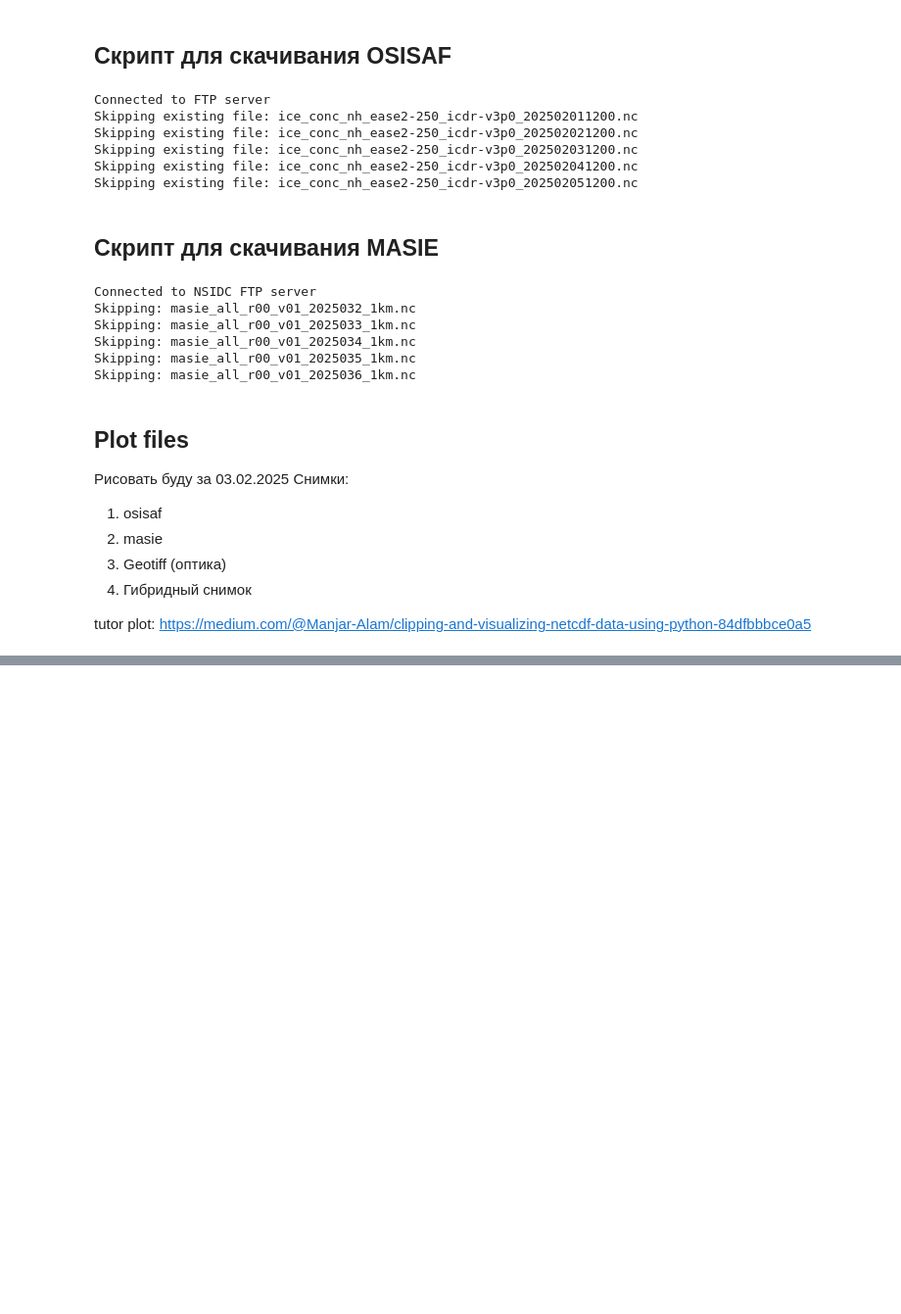
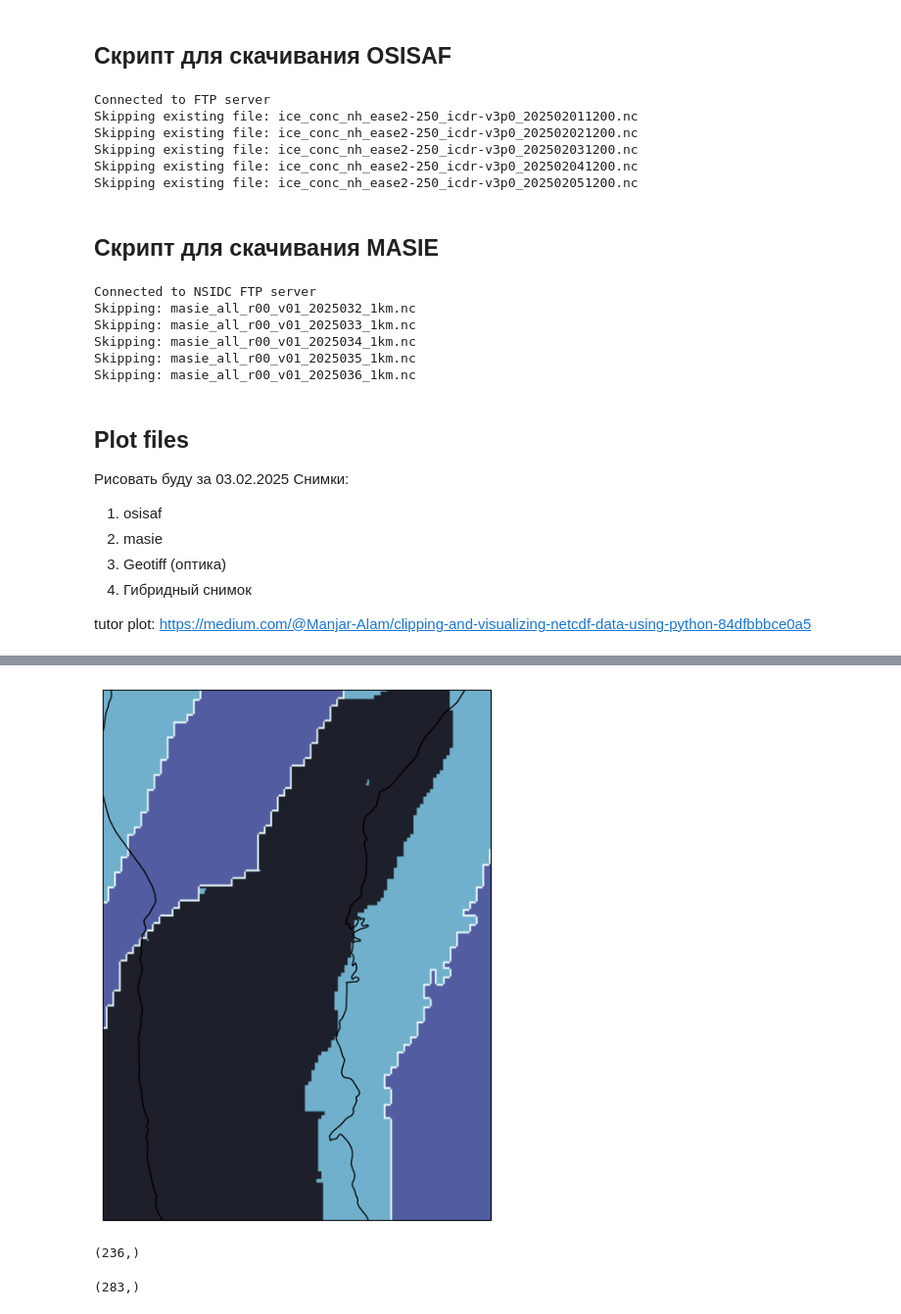
Before and after one commit to Andrey801-afk/Nss_Lab_learn, a Jupyter notebook: osisaf_masie_qgis/osisaf_masie_qgis.ipynb, the cells around one changed output, grey strips where cells are left out. Shown at 98% size. Drawn from its saved outputs; the diff is of its cells as text; code cells hidden in the pictures; blank space fills up the shorter version.

```diff
--- a/osisaf_masie_qgis/osisaf_masie_qgis.ipynb
+++ b/osisaf_masie_qgis/osisaf_masie_qgis.ipynb
@@ -378,0 +451,2 @@ plt.show()
+# %%
+ds_masie_cut_proj = ds_masie_cut['sea_ice_extent'].rio.set_crs("""PROJCS["Stereographic_North_Pole",GEOGCS["WGS 84",DATUM["WGS_1984",SPHEROID["WGS 84",6378137,298.257223563,AUTHORITY["EPSG","7030"]],AUTHORITY["EPSG","6326"]],PRIMEM["Greenwich",0],UNIT["degree",0.0174532925199433,AUTHORITY["EPSG","9122"]],AUTHORITY["EPSG","4326"]],PROJECTION["Polar_Stereographic"],PARAMETER["latitude_of_origin",60],PARAMETER["central_meridian",-80],PARAMETER["false_easting",0],PARAMETER["false_northing",0],UNIT["metre",1],AXIS["Easting",SOUTH],AXIS["Northing",SOUTH]]""")
@@ -378,0 +475,2 @@ plt.show()
+# %%
+ds_test = ds_masie_cut_proj.rio.reproject_match(sar_da)
@@ -378,0 +497,8 @@ plt.show()
+# %%
+#x_sub = ds_masie.x.isel(x= slice(x_idx.min(), x_idx.max()))
+#y_sub = ds_masie.y.isel(x= slice(y_idx.min(), y_idx.max()))
+
+x_sub = ds_test.x[(ds_test.x>=130) & (ds_test.x<=179)]
+y_sub = ds_test.y[(ds_test.y>=45) & (ds_test.y<=55)]
+
+#y_sub = ds_test.y.isel(x= slice(y_idx.min(), y_idx.max()))
@@ -378,0 +533,57 @@ plt.show()
+# %%
+import cmocean as cm
+import matplotlib.pyplot as plt
+import cartopy.crs as ccrs
+
+# Создаем фигуру и оси с правильной проекцией
+fig = plt.figure(figsize=(10, 8))
+ax = plt.axes(projection=ccrs.NorthPolarStereo(central_longitude=-45))
+
+# Увеличиваем фактор прореживания
+factor = 5  # Увеличиваем для уменьшения использования памяти
+
+# Прореживание данных
+#x_sub = ds_masie_cut['x'].values
+#y_sub = ds_masie_cut['y'].values
+data_sub = ds_masie_cut_proj.values #['sea_ice_extent'].values
+
+# Оптимизированное построение карты
+'''mesh = ax.pcolormesh(
+    x_sub,
+    y_sub,
+    data_sub[0,:,:],
+    cmap=cm.cm.ice,
+    transform=ccrs.NorthPolarStereo(central_longitude=-45),
+    shading='auto',  # Автоматическая оптимизация сетки
+    rasterized=True,   # Растеризация для экономии памяти
+    #extent=[sar_proj.x.min().item(), sar_proj.x.max().item(), sar_proj.y.min().item(), sar_proj.y.max().item()],
+)'''
+plt.imshow(
+    data_sub[0, :, :],
+    extent=[sar_proj.x.min().item(), sar_proj.x.max().item(), sar_proj.y.min().item(), sar_proj.y.max().item()],
+    cmap=cm.cm.ice,
+    origin='upper',
+    zorder=1,
+    alpha=0.9,
+    transform=ccrs.NorthPolarStereo(central_longitude=-45)
+)
+
+#ax.set_extent([sar_proj.x.min().item(), sar_proj.x.max().item(), sar_proj.y.min().item(), sar_proj.y.max().item()], crs=ccrs.NorthPolarStereo(central_longitude=-45))
+
+# Добавляем береговую линию
+ax.coastlines()
+
+# Оптимизированный цветовой бар
+#plt.colorbar(mesh, label='Sea Ice Extent', shrink=0.7)
+
+plt.show()
+# %% [output]
+[figure, added]
+# %%
+x_sub.shape
+# %% [output]
+(236,)
+# %%
+y_sub.shape
+# %% [output]
+(283,)
```
Also changed, not shown: parts of 13 cells of this notebook, 8 other files.
